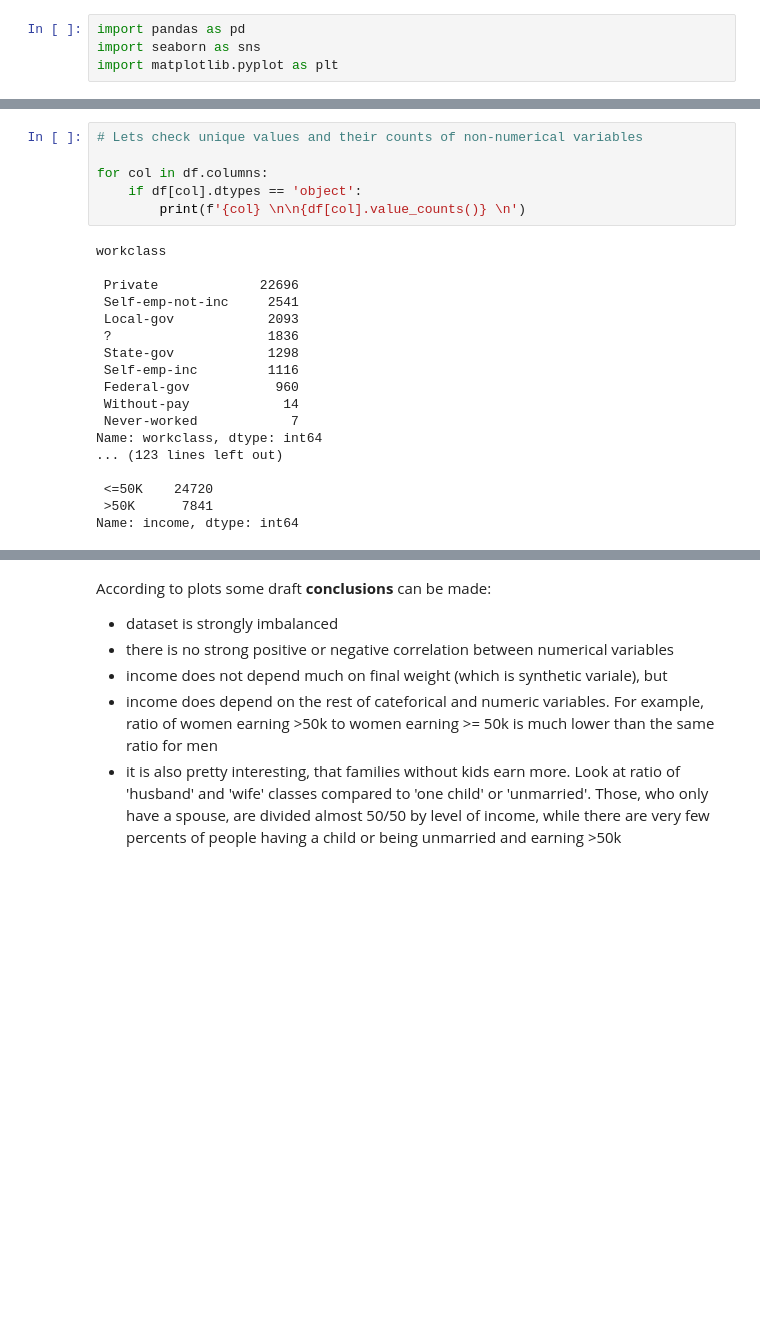
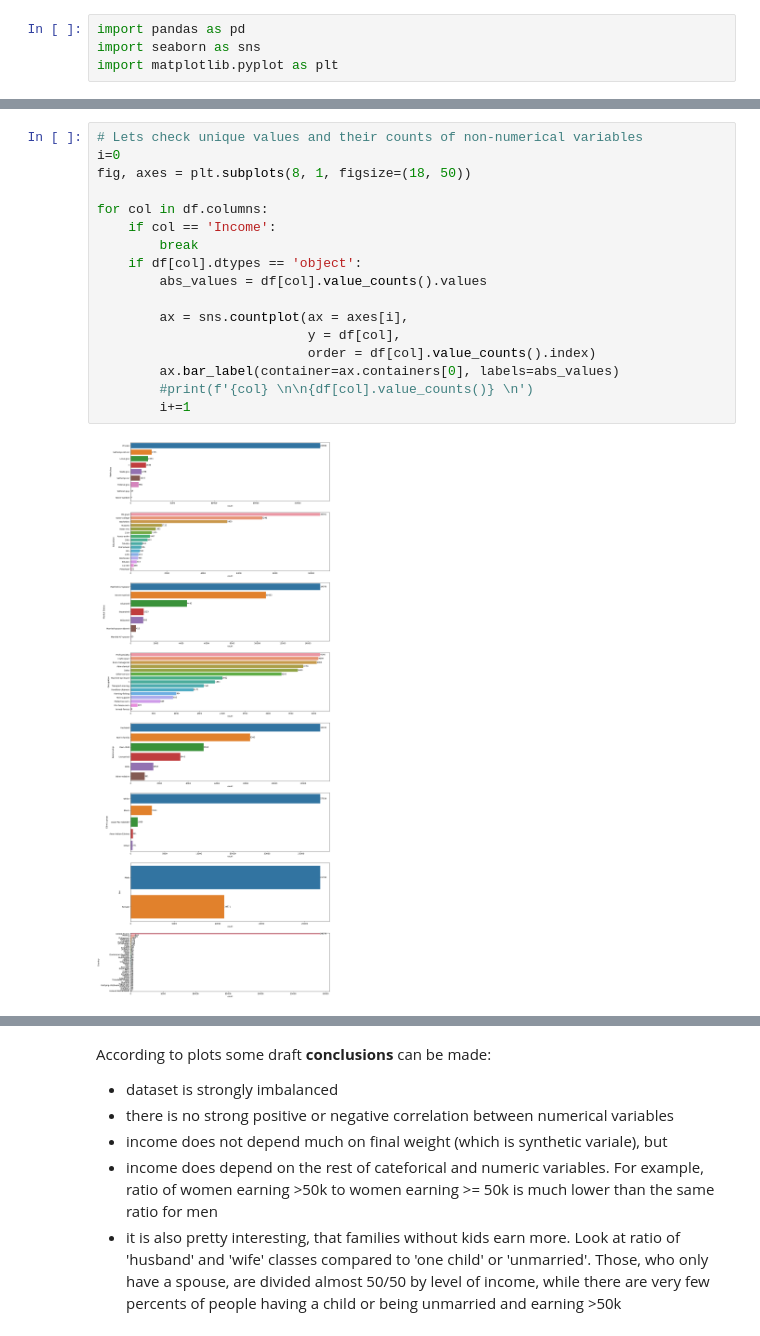
Before and after one commit to nadiia-duiunova/Adults_pet_project, a Jupyter notebook: Adult.ipynb, the cells around one changed output, grey strips where cells are left out. Drawn from its saved outputs; the diff is of its cells as text; blank space fills up the shorter version.

```diff
--- a/Adult.ipynb
+++ b/Adult.ipynb
@@ -59,26 +55,21 @@ dtypes: int64(6), object(9)
 memory usage: 3.7+ MB
 # %%
 # Lets check unique values and their counts of non-numerical variables
+i=0
+fig, axes = plt.subplots(8, 1, figsize=(18, 50))
 
 for col in df.columns:
+    if col == 'Income':
+        break
     if df[col].dtypes == 'object':
-        print(f'{col} \n\n{df[col].value_counts()} \n')
+        abs_values = df[col].value_counts().values
+
+        ax = sns.countplot(ax = axes[i],
+                           y = df[col],
+                           order = df[col].value_counts().index)
+        ax.bar_label(container=ax.containers[0], labels=abs_values)
+        #print(f'{col} \n\n{df[col].value_counts()} \n')
+        i+=1
 # %% [output]
-workclass
-
- Private             22696
- Self-emp-not-inc     2541
- Local-gov            2093
- ?                    1836
- State-gov            1298
- Self-emp-inc         1116
- Federal-gov           960
- Without-pay            14
- Never-worked            7
-Name: workclass, dtype: int64
-... (123 lines left out)
-
- <=50K    24720
- >50K      7841
-Name: income, dtype: int64
+[figure, added]
 # %% [markdown]
```
Also changed, not shown: parts of 22 cells of this notebook.
